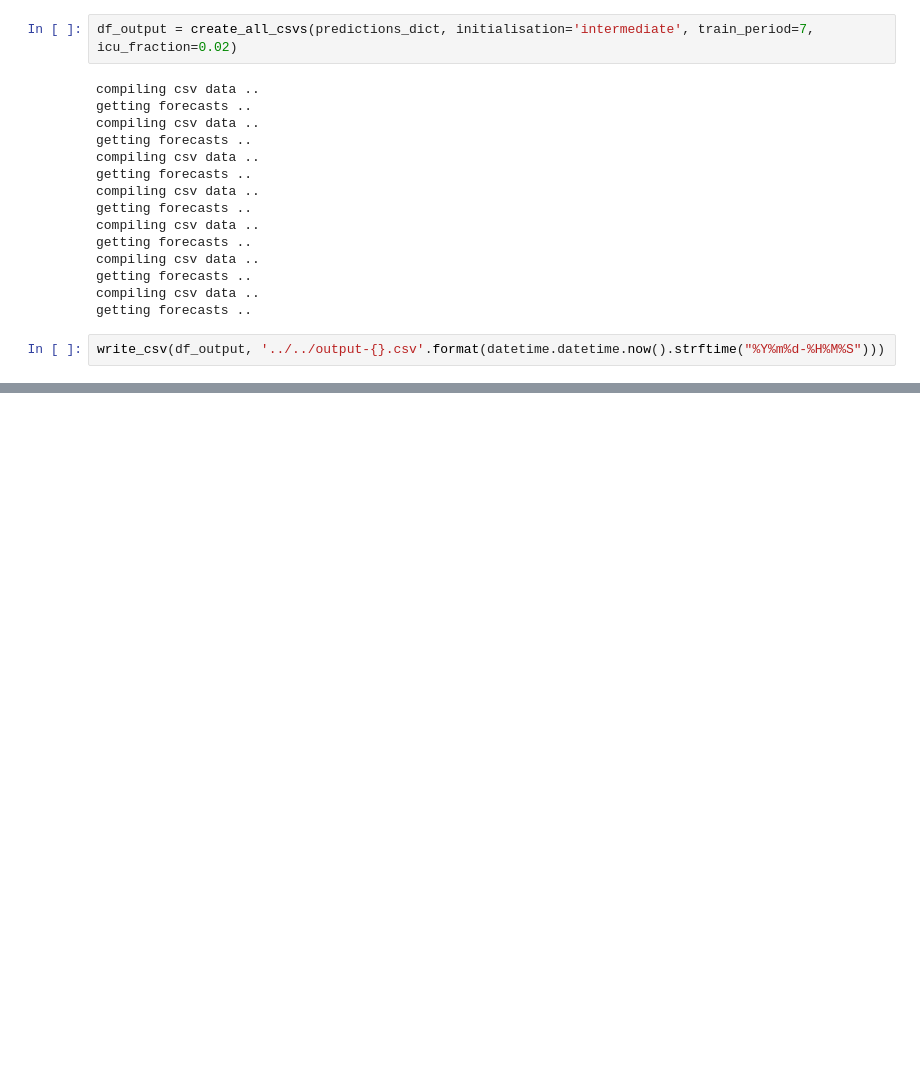
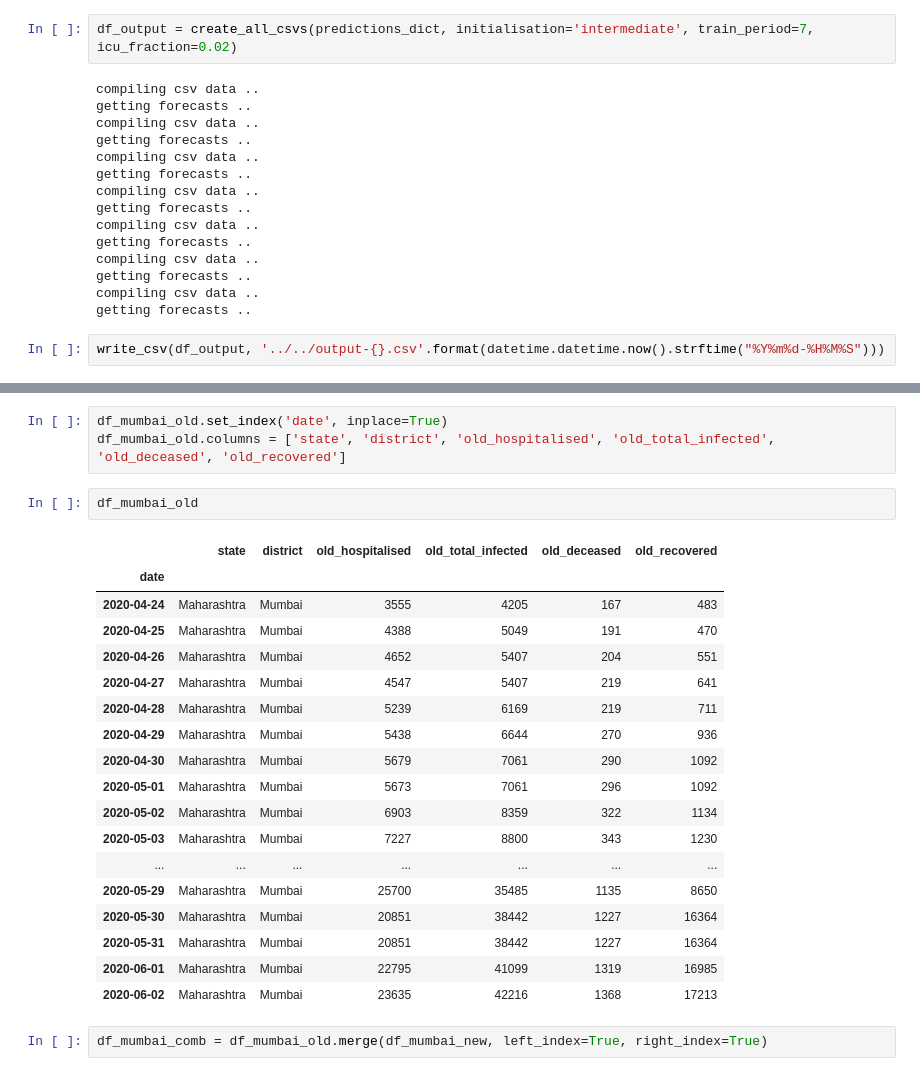
Before and after one commit to WadhwaniAI/covid-modelling, a Jupyter notebook: notebooks/seir/[STABLE] misc.ipynb, the cells around one changed output, grey strips where cells are left out. Cells and saved outputs as stored; diff of their text form; blank space fills up the shorter version.

```diff
--- a/notebooks/seir/[STABLE] misc.ipynb
+++ b/notebooks/seir/[STABLE] misc.ipynb
@@ -277,0 +345,26 @@ write_csv(df_output, '../../output-{}.csv'.format(datetime.datetime.now().strfti
+# %%
+df_mumbai_old.set_index('date', inplace=True)
+df_mumbai_old.columns = ['state', 'district', 'old_hospitalised', 'old_total_infected', 'old_deceased', 'old_recovered']
+# %%
+df_mumbai_old
+# %% [output]
+|  | state | district | old_hospitalised | old_total_infected | old_deceased | old_recovered |
+| date |  |  |  |  |  |  |
+| 2020-04-24 | Maharashtra | Mumbai | 3555 | 4205 | 167 | 483 |
+| 2020-04-25 | Maharashtra | Mumbai | 4388 | 5049 | 191 | 470 |
+| 2020-04-26 | Maharashtra | Mumbai | 4652 | 5407 | 204 | 551 |
+| 2020-04-27 | Maharashtra | Mumbai | 4547 | 5407 | 219 | 641 |
+| 2020-04-28 | Maharashtra | Mumbai | 5239 | 6169 | 219 | 711 |
+| 2020-04-29 | Maharashtra | Mumbai | 5438 | 6644 | 270 | 936 |
+| 2020-04-30 | Maharashtra | Mumbai | 5679 | 7061 | 290 | 1092 |
+| 2020-05-01 | Maharashtra | Mumbai | 5673 | 7061 | 296 | 1092 |
+| 2020-05-02 | Maharashtra | Mumbai | 6903 | 8359 | 322 | 1134 |
+| 2020-05-03 | Maharashtra | Mumbai | 7227 | 8800 | 343 | 1230 |
+| ... | ... | ... | ... | ... | ... | ... |
+| 2020-05-29 | Maharashtra | Mumbai | 25700 | 35485 | 1135 | 8650 |
+| 2020-05-30 | Maharashtra | Mumbai | 20851 | 38442 | 1227 | 16364 |
+| 2020-05-31 | Maharashtra | Mumbai | 20851 | 38442 | 1227 | 16364 |
+| 2020-06-01 | Maharashtra | Mumbai | 22795 | 41099 | 1319 | 16985 |
+| 2020-06-02 | Maharashtra | Mumbai | 23635 | 42216 | 1368 | 17213 |
+# %%
+df_mumbai_comb = df_mumbai_old.merge(df_mumbai_new, left_index=True, right_index=True)
```
Also changed, not shown: parts of 13 cells of this notebook, 1 other file.
